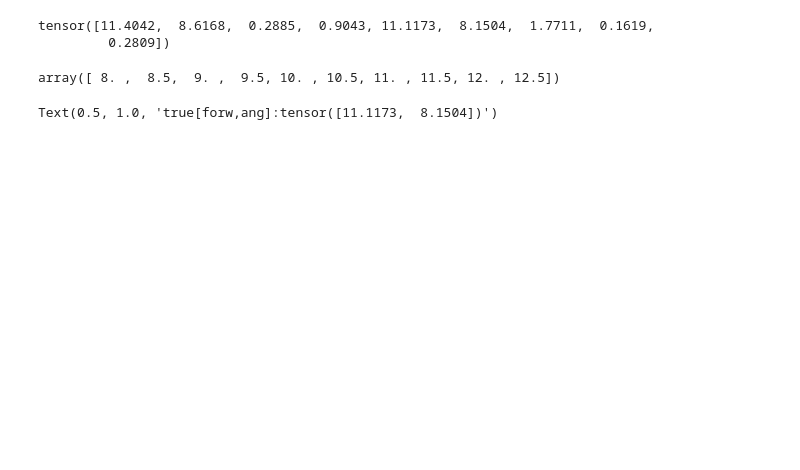
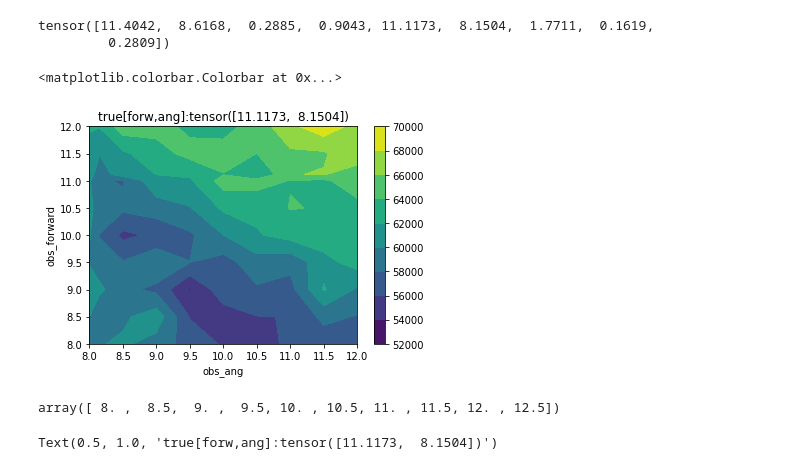
Before and after one commit to minhae0516/firefly-inverse, a Jupyter notebook: loss_plotter_obs.ipynb, the cells around one changed output. Cells and saved outputs as stored; diff of their text form; code cells hidden in the pictures; blank space fills up the shorter version.

```diff
--- a/loss_plotter_obs.ipynb
+++ b/loss_plotter_obs.ipynb
@@ -62,7 +62,7 @@ arg.EPISODE_TIME = learning_arg.EPISODE_TIME
 arg.EPISODE_LEN = learning_arg.EPISODE_LEN
 arg.PI_STD = 0.1
 arg.NUM_EP = 500
-
+arg.NUM_SAMPLES =5
 
 
 env = Model(arg) # build an environment
@@ -234,3 +242,12 @@ y, x = np.meshgrid(pinputs_vel-dx, pinputs_ang-dy)
+# %%
+plt.contourf(inputs_ang, inputs_vel,Z.view(len(inputs_vel), len(inputs_ang)))
+plt.xlabel('obs_ang')
+plt.ylabel('obs_forward')
+plt.title('true[forw,ang]:{}'.format(true_theta[4:6].data))
+plt.colorbar()
+# %% [output]
+<matplotlib.colorbar.Colorbar at 0x...>
+[figure, added]
 # %%
 new_gain_space
 # %% [output]
```
Also changed, not shown: parts of 7 cells of this notebook, 7 other files.
